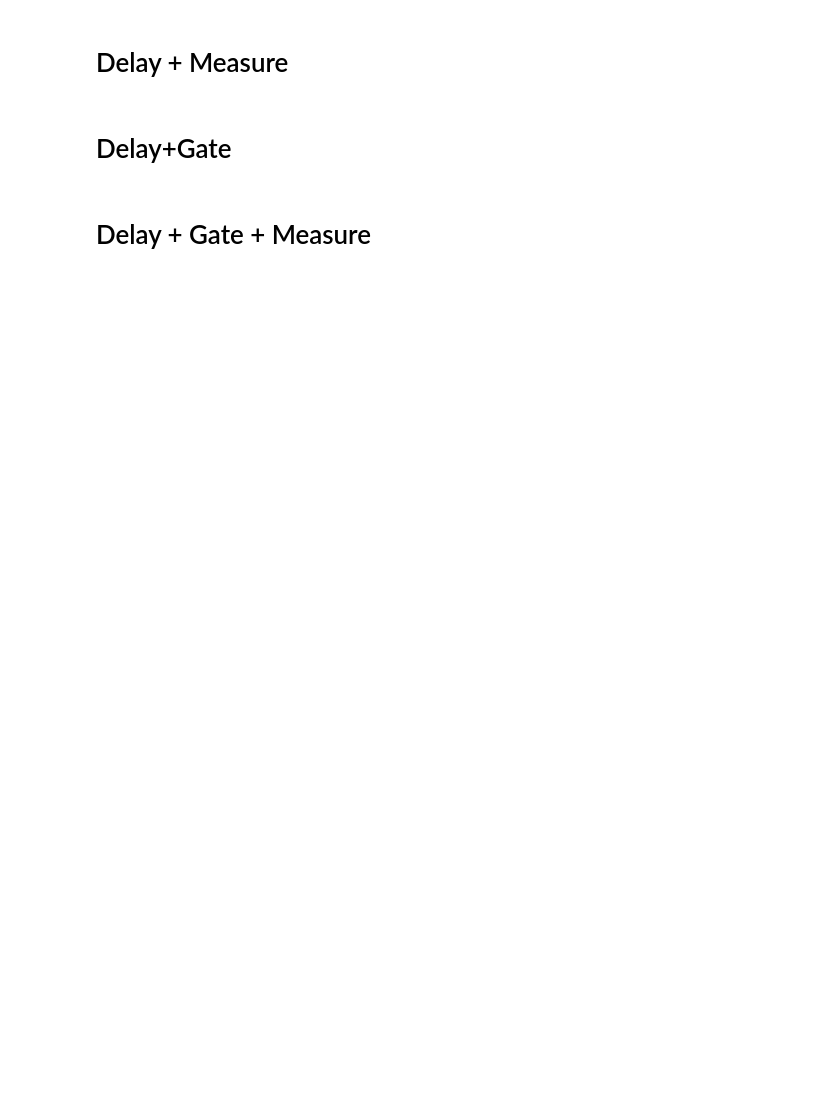
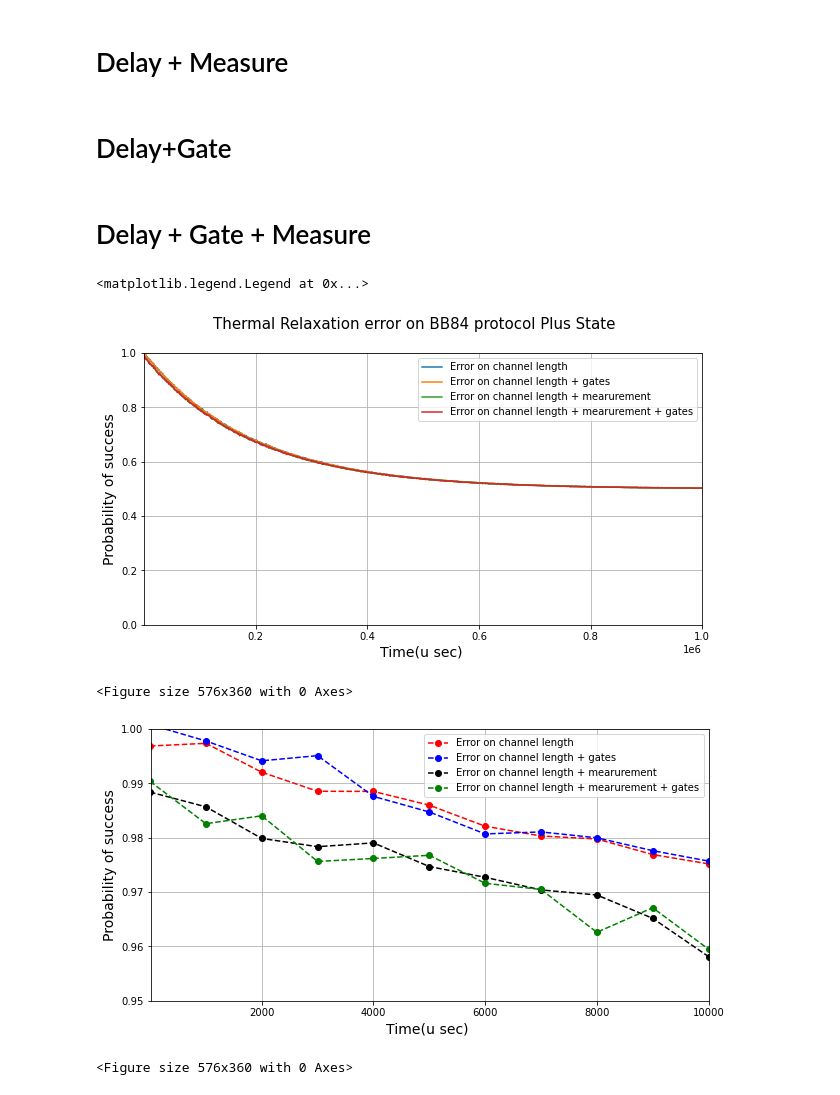
Before and after one commit to bishwajitprasadgond/Amplitude-damping-error-on-Quantum-Key-Distribution-Protocols-Effect-and-A-Probable-Bypass, a Jupyter notebook: BB84/BB84 Graph for + and -.ipynb, the cells around one changed output. Saved outputs shown, nothing was run; the diff lists cells and outputs as text; code cells hidden in the pictures; blank space fills up the shorter version.

```diff
--- a/BB84/BB84 Graph for + and -.ipynb
+++ b/BB84/BB84 Graph for + and -.ipynb
@@ -26,0 +41,42 @@ dmg_y1_3=[0.49325,0.4814,0.48035,0.48035,0.4787,0.47045,0.47055,0.46775,0.46795,
+# %%
+delay = np.arange(0,1001000,1000)
+# %%
+%config InlineBackend.print_figure_kwargs={'facecolor' : "w"}
+import matplotlib.pyplot as plt
+from matplotlib.ticker import (AutoMinorLocator, MultipleLocator)
+fig, ax = plt.subplots(figsize=(10, 5))
+fig.suptitle('Thermal Relaxation error on BB84 protocol Plus State',fontsize=15)
+ax.set_xlim(10, 1000000)
+ax.set_ylim(0,1)
+plt.ylabel('Probability of success',fontsize=14)
+plt.xlabel('Time(u sec) ',fontsize=14)
+plt.grid()
+fig = plt.figure(figsize=(8,5))
+ax.plot(delay,avg1,label = "Error on channel length")
+ax.plot(delay,avg3,label = "Error on channel length + gates")
+ax.plot(delay,avg2,label = "Error on channel length + mearurement")
+ax.plot(delay,avg4,label = "Error on channel length + mearurement + gates")
+ax.legend()
+
+%config InlineBackend.print_figure_kwargs={'facecolor' : "w"}
+import matplotlib.pyplot as plt
+from matplotlib.ticker import (AutoMinorLocator, MultipleLocator)
+fig, ax = plt.subplots(figsize=(10, 5))
+#fig.suptitle('Thermal Relaxation error on BB84 protocol',fontsize=15)
+ax.set_xlim(10, 10000)
+ax.set_ylim(0.95,1)
+plt.ylabel('Probability of success',fontsize=14)
+plt.xlabel('Time(u sec) ',fontsize=14)
+plt.grid()
+fig = plt.figure(figsize=(8,5))
+ax.plot(delay,avg1,'ro--',label = "Error on channel length")
+ax.plot(delay,avg3,'bo--',label = "Error on channel length + gates")
+ax.plot(delay,avg2,'ko--',label = "Error on channel length + mearurement")
+ax.plot(delay,avg4,'go--',label = "Error on channel length + mearurement + gates")
+ax.legend()
+# %% [output]
+<matplotlib.legend.Legend at 0x...>
+[figure, added]
+<Figure size 576x360 with 0 Axes>
+[figure, added]
+<Figure size 576x360 with 0 Axes>
```
Also changed, not shown: parts of 4 cells of this notebook, 3 other files.
